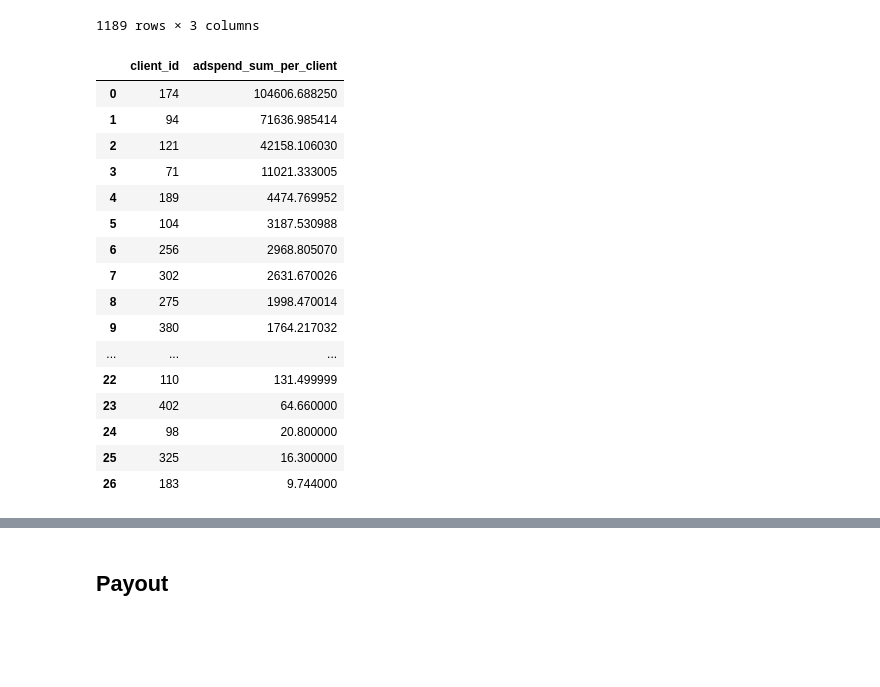
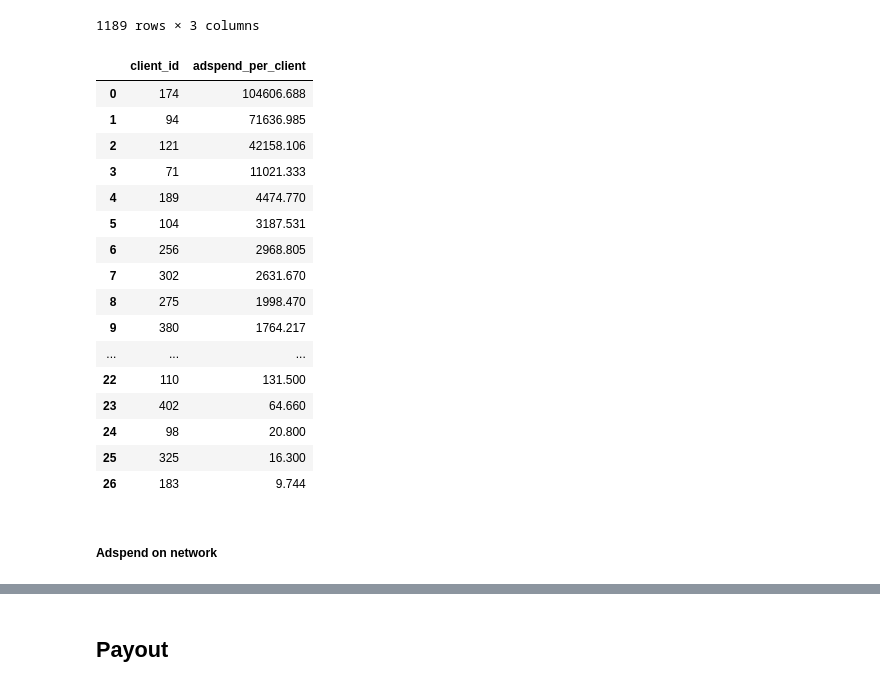
Before and after one commit to roshaan7zafar/JustDice, a Jupyter notebook: main.ipynb, the cells around one changed output, grey strips where cells are left out. Drawn from its saved outputs; the diff is of its cells as text; code cells hidden in the pictures; blank space fills up the shorter version.

```diff
--- a/main.ipynb
+++ b/main.ipynb
@@ -486,3 +480,6 @@ adspend_df.sort_values(ascending=False,by='value_usd')
 | 7348 | 2022-08-15 | 109 | 60 | 97 | 0.000 |
 | 7293 | 2022-08-14 | 109 | 60 | 256 | 0.000 |
 11963 rows × 5 columns
+# %%
+adspend_df['month'] = pd.DatetimeIndex(adspend_df['event_date']).month
+adspend_df['month_name'] = adspend_df['month'].apply(lambda x: calendar.month_abbr[x])
@@ -511,25 +512,27 @@ adspend_df.groupby(["country_id","event_date"])['value_usd'].sum().sort_values(a
 | 1188 | 213 | 2022-10-29 | 0.030 |
 1189 rows × 3 columns
 # %%
-adspend_df.groupby(["client_id"])['value_usd'].sum().sort_values(ascending=False).reset_index(name='adspend_sum_per_client')
+adspend_df.groupby(["client_id"])['value_usd'].sum().sort_values(ascending=False).reset_index(name='adspend_per_client')
 # %% [output]
-|  | client_id | adspend_sum_per_client |
-| 0 | 174 | 104606.688250 |
-| 1 | 94 | 71636.985414 |
-| 2 | 121 | 42158.106030 |
-| 3 | 71 | 11021.333005 |
-| 4 | 189 | 4474.769952 |
-| 5 | 104 | 3187.530988 |
-| 6 | 256 | 2968.805070 |
-| 7 | 302 | 2631.670026 |
-| 8 | 275 | 1998.470014 |
-| 9 | 380 | 1764.217032 |
+|  | client_id | adspend_per_client |
+| 0 | 174 | 104606.688 |
+| 1 | 94 | 71636.985 |
+| 2 | 121 | 42158.106 |
+| 3 | 71 | 11021.333 |
+| 4 | 189 | 4474.770 |
+| 5 | 104 | 3187.531 |
+| 6 | 256 | 2968.805 |
+| 7 | 302 | 2631.670 |
+| 8 | 275 | 1998.470 |
+| 9 | 380 | 1764.217 |
 | ... | ... | ... |
-| 22 | 110 | 131.499999 |
-| 23 | 402 | 64.660000 |
-| 24 | 98 | 20.800000 |
-| 25 | 325 | 16.300000 |
-| 26 | 183 | 9.744000 |
+| 22 | 110 | 131.500 |
+| 23 | 402 | 64.660 |
+| 24 | 98 | 20.800 |
+| 25 | 325 | 16.300 |
+| 26 | 183 | 9.744 |
+# %% [markdown]
+##### Adspend on network
 # %%
 adspend_df.groupby(["network_id"])['value_usd'].sum().sort_values(ascending=False).reset_index(name='adspend_sum_per_network')
 # %% [output]
```
Also changed, not shown: parts of 9 cells of this notebook.
